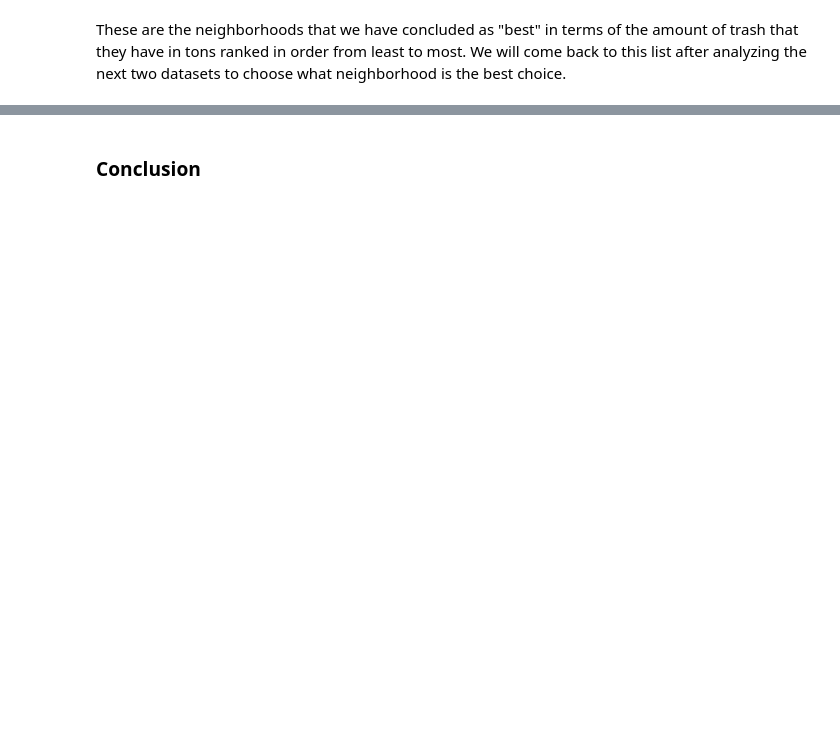
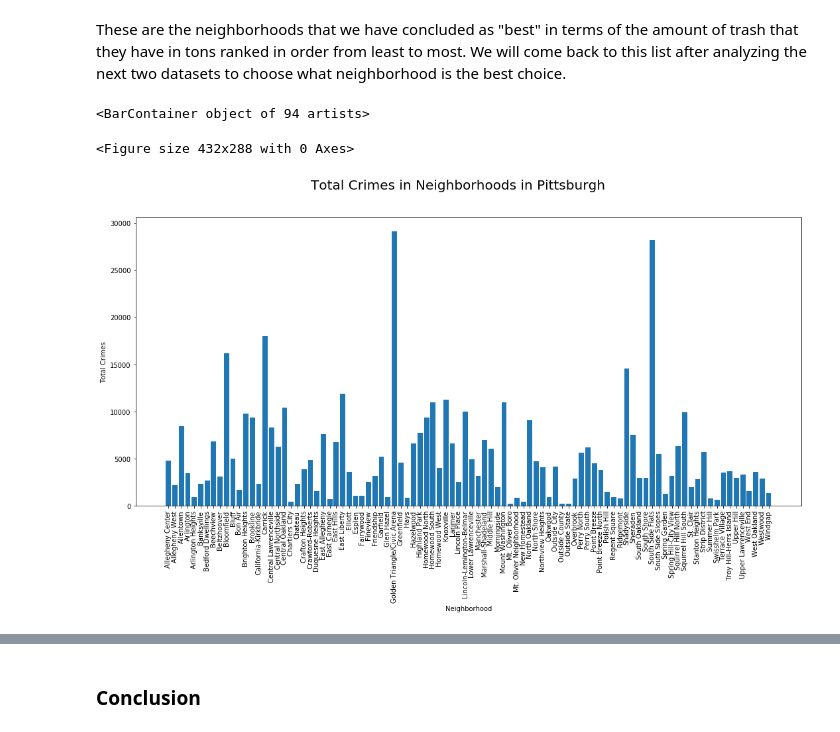
Before and after one commit to janereilly10/Final-Project, a Jupyter notebook: finalpresentation.ipynb, the cells around one changed output, grey strips where cells are left out. Drawn from its saved outputs; the diff is of its cells as text; code cells hidden in the pictures; blank space fills up the shorter version.

```diff
--- a/finalpresentation.ipynb
+++ b/finalpresentation.ipynb
@@ -152,2 +157,26 @@ short.sort_values("estimated_tons", ascending=True).head
 # %% [markdown]
 These are the neighborhoods that we have concluded as "best" in terms of the amount of trash that they have in tons ranked in order from least to most. We will come back to this list after analyzing the next two datasets to choose what neighborhood is the best choice.
+# %%
+police_df = pd.read_csv('archive-police-blotter.zip', low_memory=False)
+citations_df = pd.read_csv('citations.csv')
+# %%
+joined_df_police = police_df.groupby('INCIDENTNEIGHBORHOOD', as_index=False).count();
+joined_df_citations = citations_df.groupby('NEIGHBORHOOD', as_index=False).count();
+# %%
+new_df = joined_df_police.iloc[:,0:2];
+x_data = pd.Series(new_df.iloc[:,0]);
+y_data = pd.Series(new_df.iloc[:,1]);
+
+fig = plt.figure()
+
+plt.figure(figsize=(18, 8))
+plt.xticks(rotation=90)
+plt.suptitle('Total Crimes in Neighborhoods in Pittsburgh', fontsize=20)
+plt.ylabel('Total Crimes')
+plt.xlabel('Neighborhood')
+
+plt.bar(x_data,y_data)
+# %% [output]
+<BarContainer object of 94 artists>
+<Figure size 432x288 with 0 Axes>
+[figure, added]
```
Also changed, not shown: parts of 13 cells of this notebook, 2 other files.
